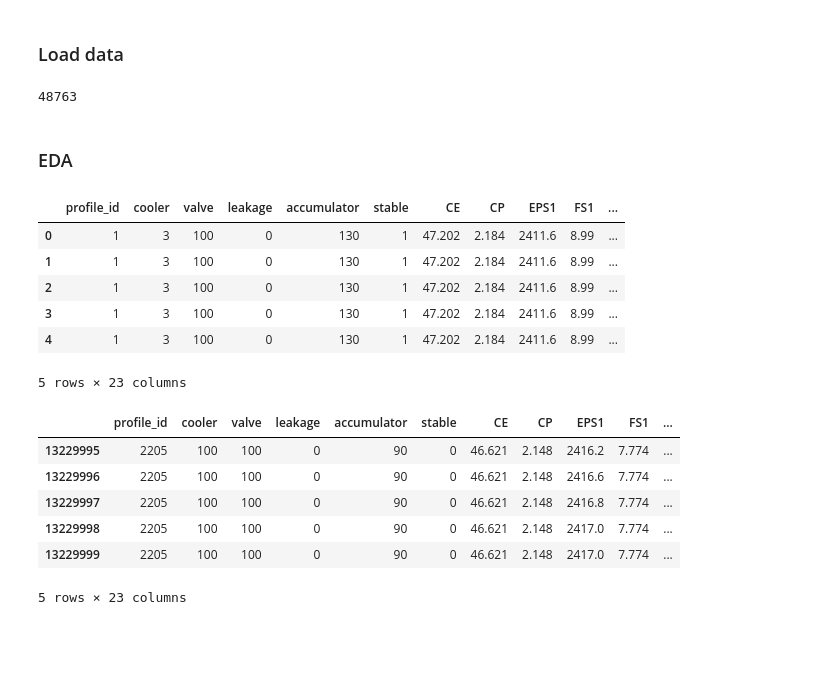
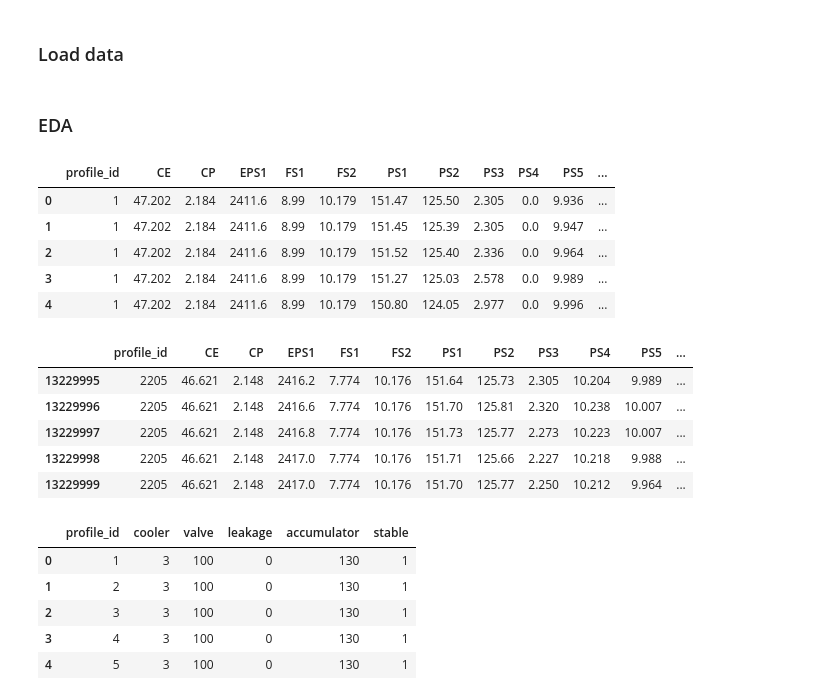
Before and after one commit to dimandms/hydraulic_monitoring, a Jupyter notebook: Hydraulic.ipynb, the cells around one changed output. Drawn from its saved outputs; the diff is of its cells as text; code cells hidden in the pictures; blank space fills up the shorter version.

```diff
--- a/Hydraulic.ipynb
+++ b/Hydraulic.ipynb
@@ -47,12 +76,17 @@ read_files_config = [
 def get_files_with_resample(config: List[Dict]) -> Iterable[np.ndarray]:
     for file in config:
         data = np.genfromtxt(PATH_TO_DATA + file["name"] + ".txt", dtype=float, delimiter='\t')
-        yield np.repeat(data, file["resample_coeff"], axis=1).flatten()
+        yield np.repeat(data, file["upsample_coeff"], axis=1).flatten()
 # %%
 def load_feature_dataframe(config: List[Dict]) -> pd.DataFrame:
     columns = [file["name"] for file in config]
     data = np.stack(get_files_with_resample(config), axis=-1)
-    return pd.DataFrame(data, columns=columns)
+    data_df = pd.DataFrame(data, columns=columns)
+
+    prodile_ids = np.repeat(range(1, NUMBER_OF_PROFILES+1), PROFILE_MAX_SAMPLE_RATE)
+    prodile_ids_df = pd.DataFrame(prodile_ids, columns=["profile_id"])
+
+    return pd.concat([prodile_ids_df, data_df], axis=1, sort=False)
 # %%
 def load_targets(filename: str) -> pd.DataFrame:
     conditions_data = np.genfromtxt(PATH_TO_DATA + filename, dtype=int, delimiter='\t')
@@ -64,34 +97,36 @@ def load_targets(filename: str) -> pd.DataFrame:
 
     return pd.concat([prodile_ids_df, conditions_df], axis=1, sort=False)
 # %%
-feature_df = load_feature_dataframe(read_files_config)
-target_df = load_targets("profile.txt") #Note that targets is define for profile, not to points, but dataframe will have it for all points
-df = pd.concat([target_df, feature_df], axis=1, sort=False)
+feature_df = load_feature_dataframe(sersor_files_config)
+target_df = load_targets("profile.txt") #Note that targets is define for profile, not to points
 
-del feature_df
-del target_df
 _ = gc.collect()
-# %% [output]
-48763
 # %% [markdown]
 ### EDA
 # %%
-df.head()
+feature_df.head()
 # %% [output]
-|  | profile_id | cooler | valve | leakage | accumulator | stable | CE | CP | EPS1 | FS1 | ... |
-| 0 | 1 | 3 | 100 | 0 | 130 | 1 | 47.202 | 2.184 | 2411.6 | 8.99 | ... |
-| 1 | 1 | 3 | 100 | 0 | 130 | 1 | 47.202 | 2.184 | 2411.6 | 8.99 | ... |
-| 2 | 1 | 3 | 100 | 0 | 130 | 1 | 47.202 | 2.184 | 2411.6 | 8.99 | ... |
-| 3 | 1 | 3 | 100 | 0 | 130 | 1 | 47.202 | 2.184 | 2411.6 | 8.99 | ... |
-| 4 | 1 | 3 | 100 | 0 | 130 | 1 | 47.202 | 2.184 | 2411.6 | 8.99 | ... |
+|  | profile_id | CE | CP | EPS1 | FS1 | FS2 | PS1 | PS2 | PS3 | PS4 | PS5 | ... |
+| 0 | 1 | 47.202 | 2.184 | 2411.6 | 8.99 | 10.179 | 151.47 | 125.50 | 2.305 | 0.0 | 9.936 | ... |
+| 1 | 1 | 47.202 | 2.184 | 2411.6 | 8.99 | 10.179 | 151.45 | 125.39 | 2.305 | 0.0 | 9.947 | ... |
+| 2 | 1 | 47.202 | 2.184 | 2411.6 | 8.99 | 10.179 | 151.52 | 125.40 | 2.336 | 0.0 | 9.964 | ... |
+| 3 | 1 | 47.202 | 2.184 | 2411.6 | 8.99 | 10.179 | 151.27 | 125.03 | 2.578 | 0.0 | 9.989 | ... |
+| 4 | 1 | 47.202 | 2.184 | 2411.6 | 8.99 | 10.179 | 150.80 | 124.05 | 2.977 | 0.0 | 9.996 | ... |
-5 rows × 23 columns
 # %%
-df.tail()
+feature_df.tail()
 # %% [output]
-|  | profile_id | cooler | valve | leakage | accumulator | stable | CE | CP | EPS1 | FS1 | ... |
-| 13229995 | 2205 | 100 | 100 | 0 | 90 | 0 | 46.621 | 2.148 | 2416.2 | 7.774 | ... |
-| 13229996 | 2205 | 100 | 100 | 0 | 90 | 0 | 46.621 | 2.148 | 2416.6 | 7.774 | ... |
-| 13229997 | 2205 | 100 | 100 | 0 | 90 | 0 | 46.621 | 2.148 | 2416.8 | 7.774 | ... |
-| 13229998 | 2205 | 100 | 100 | 0 | 90 | 0 | 46.621 | 2.148 | 2417.0 | 7.774 | ... |
-| 13229999 | 2205 | 100 | 100 | 0 | 90 | 0 | 46.621 | 2.148 | 2417.0 | 7.774 | ... |
+|  | profile_id | CE | CP | EPS1 | FS1 | FS2 | PS1 | PS2 | PS3 | PS4 | PS5 | ... |
+| 13229995 | 2205 | 46.621 | 2.148 | 2416.2 | 7.774 | 10.176 | 151.64 | 125.73 | 2.305 | 10.204 | 9.989 | ... |
+| 13229996 | 2205 | 46.621 | 2.148 | 2416.6 | 7.774 | 10.176 | 151.70 | 125.81 | 2.320 | 10.238 | 10.007 | ... |
+| 13229997 | 2205 | 46.621 | 2.148 | 2416.8 | 7.774 | 10.176 | 151.73 | 125.77 | 2.273 | 10.223 | 10.007 | ... |
+| 13229998 | 2205 | 46.621 | 2.148 | 2417.0 | 7.774 | 10.176 | 151.71 | 125.66 | 2.227 | 10.218 | 9.988 | ... |
+| 13229999 | 2205 | 46.621 | 2.148 | 2417.0 | 7.774 | 10.176 | 151.70 | 125.77 | 2.250 | 10.212 | 9.964 | ... |
-5 rows × 23 columns
+# %%
+target_df.head()
+# %% [output]
+|  | profile_id | cooler | valve | leakage | accumulator | stable |
+| 0 | 1 | 3 | 100 | 0 | 130 | 1 |
+| 1 | 2 | 3 | 100 | 0 | 130 | 1 |
+| 2 | 3 | 3 | 100 | 0 | 130 | 1 |
+| 3 | 4 | 3 | 100 | 0 | 130 | 1 |
+| 4 | 5 | 3 | 100 | 0 | 130 | 1 |
```
Also changed, not shown: parts of 12 cells of this notebook.
